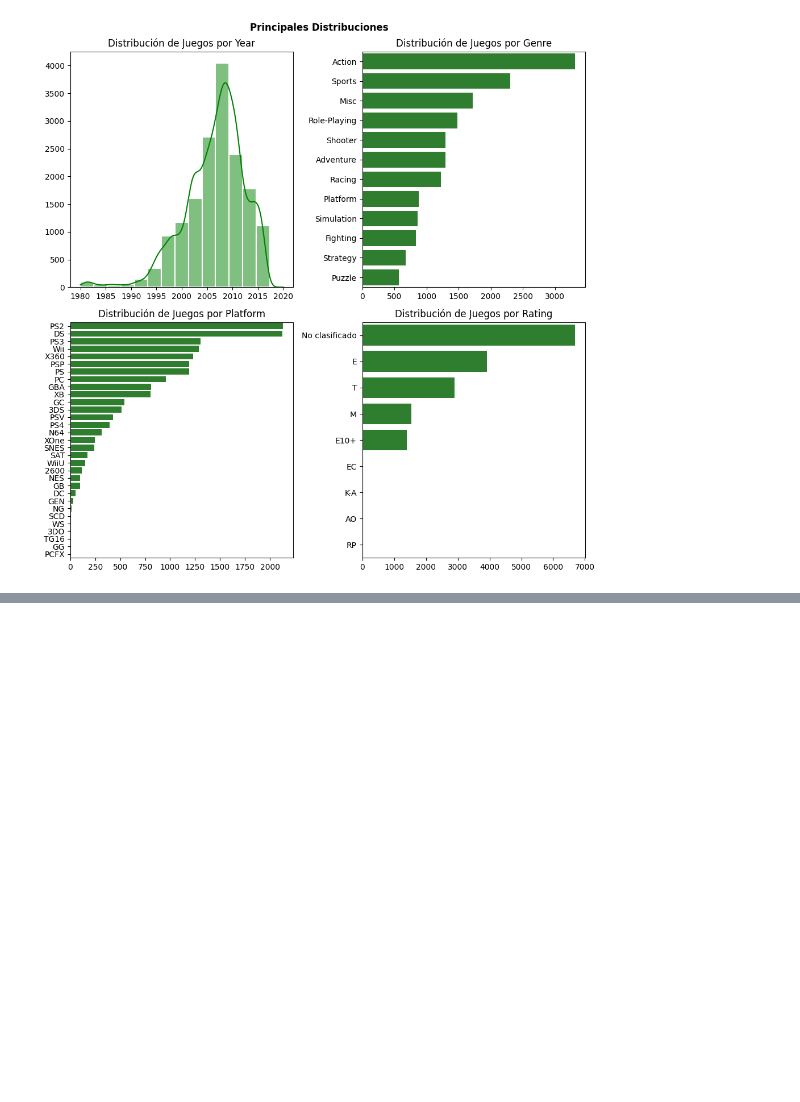
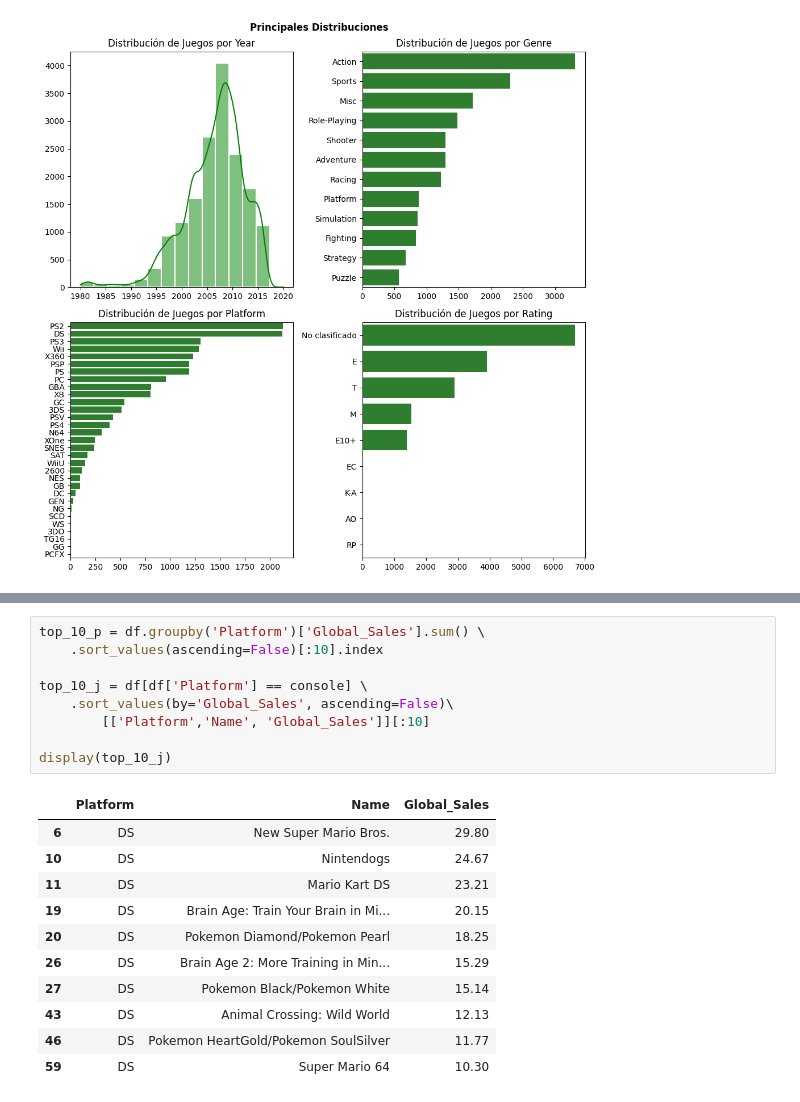
Before and after one commit to christianV1zcardo/Proyect_videogames_sales_EDA, a Jupyter notebook: main.ipynb, the cells around one changed output, grey strips where cells are left out. Cells and saved outputs as stored; diff of their text form; blank space fills up the shorter version.

```diff
--- a/main.ipynb
+++ b/main.ipynb
@@ -142,0 +157,21 @@ print(graf)
+# %%
+top_10_p = df.groupby('Platform')['Global_Sales'].sum() \
+    .sort_values(ascending=False)[:10].index
+
+top_10_j = df[df['Platform'] == console] \
+    .sort_values(by='Global_Sales', ascending=False)\
+        [['Platform','Name', 'Global_Sales']][:10]
+
+display(top_10_j)
+# %% [output]
+|  | Platform | Name | Global_Sales |
+| 6 | DS | New Super Mario Bros. | 29.80 |
+| 10 | DS | Nintendogs | 24.67 |
+| 11 | DS | Mario Kart DS | 23.21 |
+| 19 | DS | Brain Age: Train Your Brain in Mi... | 20.15 |
+| 20 | DS | Pokemon Diamond/Pokemon Pearl | 18.25 |
+| 26 | DS | Brain Age 2: More Training in Min... | 15.29 |
+| 27 | DS | Pokemon Black/Pokemon White | 15.14 |
+| 43 | DS | Animal Crossing: Wild World | 12.13 |
+| 46 | DS | Pokemon HeartGold/Pokemon SoulSilver | 11.77 |
+| 59 | DS | Super Mario 64 | 10.30 |
```
Also changed, not shown: parts of 1 cell of this notebook, 2 other files.
